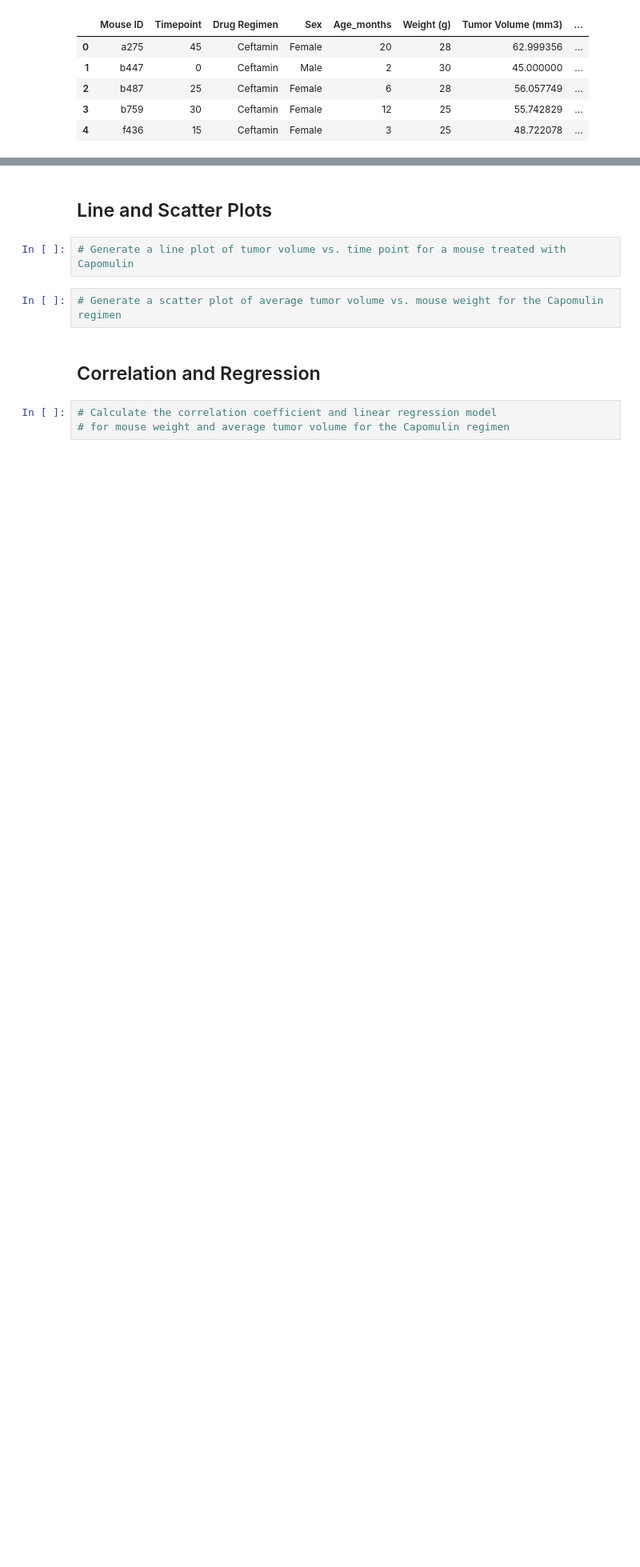
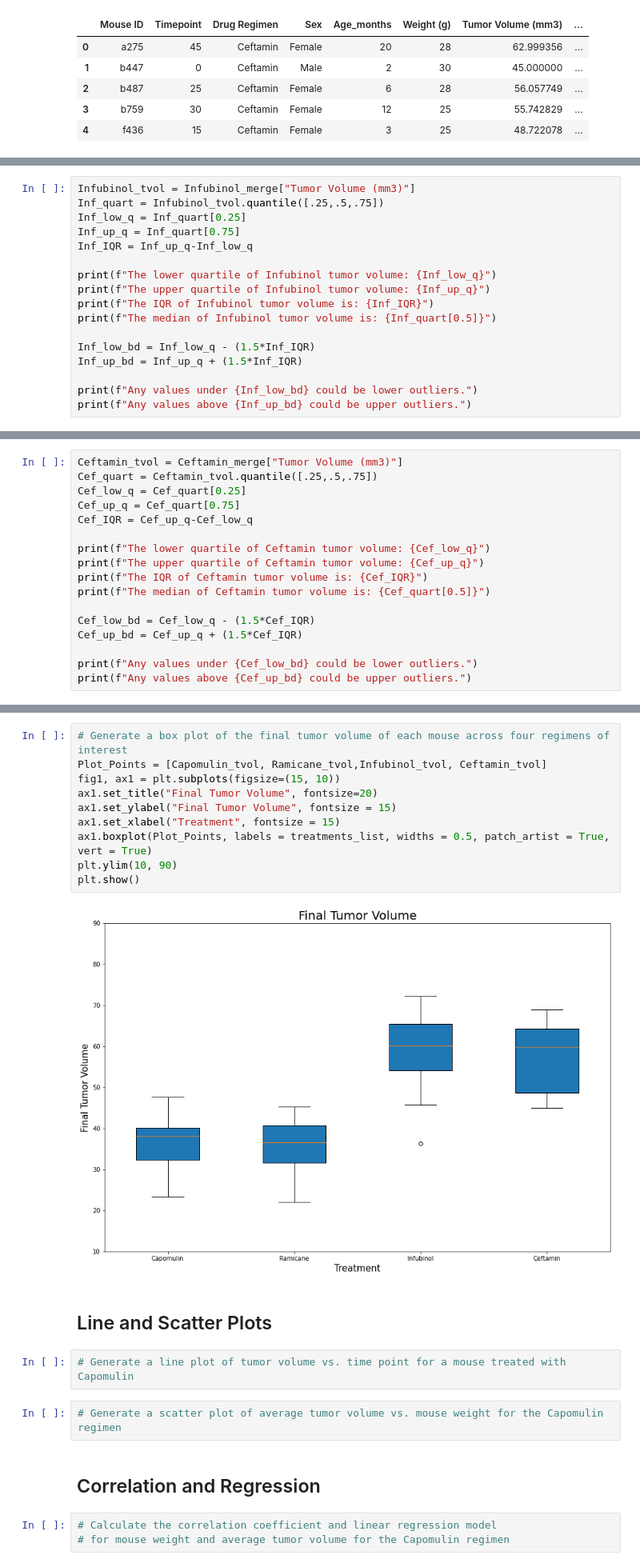
Before and after one commit to mcasiano1/Matplotlib-Challenge, a Jupyter notebook: Pymaceuticals/pymaceuticals_starter.ipynb, the cells around one changed output, grey strips where cells are left out. Shown at 80% size. Saved outputs shown, nothing was run; the diff lists cells and outputs as text; blank space fills up the shorter version.

```diff
--- a/Pymaceuticals/pymaceuticals_starter.ipynb
+++ b/Pymaceuticals/pymaceuticals_starter.ipynb
@@ -297,0 +336,17 @@ treatments_list = ["Capomulin", "Ramicane", "Infubinol", "Ceftamin" ]
+# %%
+Infubinol_tvol = Infubinol_merge["Tumor Volume (mm3)"]
+Inf_quart = Infubinol_tvol.quantile([.25,.5,.75])
+Inf_low_q = Inf_quart[0.25]
+Inf_up_q = Inf_quart[0.75]
+Inf_IQR = Inf_up_q-Inf_low_q
+
+print(f"The lower quartile of Infubinol tumor volume: {Inf_low_q}")
+print(f"The upper quartile of Infubinol tumor volume: {Inf_up_q}")
+print(f"The IQR of Infubinol tumor volume is: {Inf_IQR}")
+print(f"The median of Infubinol tumor volume is: {Inf_quart[0.5]}")
+
+Inf_low_bd = Inf_low_q - (1.5*Inf_IQR)
+Inf_up_bd = Inf_up_q + (1.5*Inf_IQR)
+
+print(f"Any values under {Inf_low_bd} could be lower outliers.")
+print(f"Any values above {Inf_up_bd} could be upper outliers.")
@@ -297,0 +360,17 @@ treatments_list = ["Capomulin", "Ramicane", "Infubinol", "Ceftamin" ]
+# %%
+Ceftamin_tvol = Ceftamin_merge["Tumor Volume (mm3)"]
+Cef_quart = Ceftamin_tvol.quantile([.25,.5,.75])
+Cef_low_q = Cef_quart[0.25]
+Cef_up_q = Cef_quart[0.75]
+Cef_IQR = Cef_up_q-Cef_low_q
+
+print(f"The lower quartile of Ceftamin tumor volume: {Cef_low_q}")
+print(f"The upper quartile of Ceftamin tumor volume: {Cef_up_q}")
+print(f"The IQR of Ceftamin tumor volume is: {Cef_IQR}")
+print(f"The median of Ceftamin tumor volume is: {Cef_quart[0.5]}")
+
+Cef_low_bd = Cef_low_q - (1.5*Cef_IQR)
+Cef_up_bd = Cef_up_q + (1.5*Cef_IQR)
+
+print(f"Any values under {Cef_low_bd} could be lower outliers.")
+print(f"Any values above {Cef_up_bd} could be upper outliers.")
@@ -298,3 +384,15 @@ treatments_list = ["Capomulin", "Ramicane", "Infubinol", "Ceftamin" ]
+# %%
+# Generate a box plot of the final tumor volume of each mouse across four regimens of interest
+Plot_Points = [Capomulin_tvol, Ramicane_tvol,Infubinol_tvol, Ceftamin_tvol]
+fig1, ax1 = plt.subplots(figsize=(15, 10))
+ax1.set_title("Final Tumor Volume", fontsize=20)
+ax1.set_ylabel("Final Tumor Volume", fontsize = 15)
+ax1.set_xlabel("Treatment", fontsize = 15)
+ax1.boxplot(Plot_Points, labels = treatments_list, widths = 0.5, patch_artist = True, vert = True)
+plt.ylim(10, 90)
+plt.show()
+# %% [output]
+[figure, added]
 # %% [markdown]
 ## Line and Scatter Plots
 # %%
```
Also changed, not shown: parts of 6 cells of this notebook.
